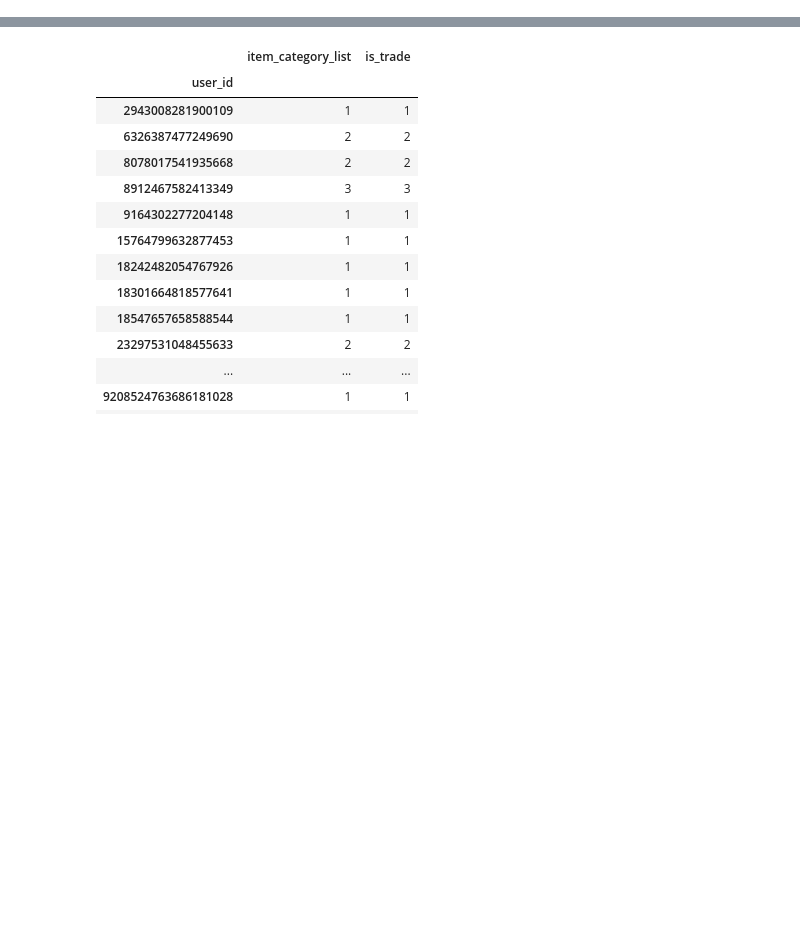
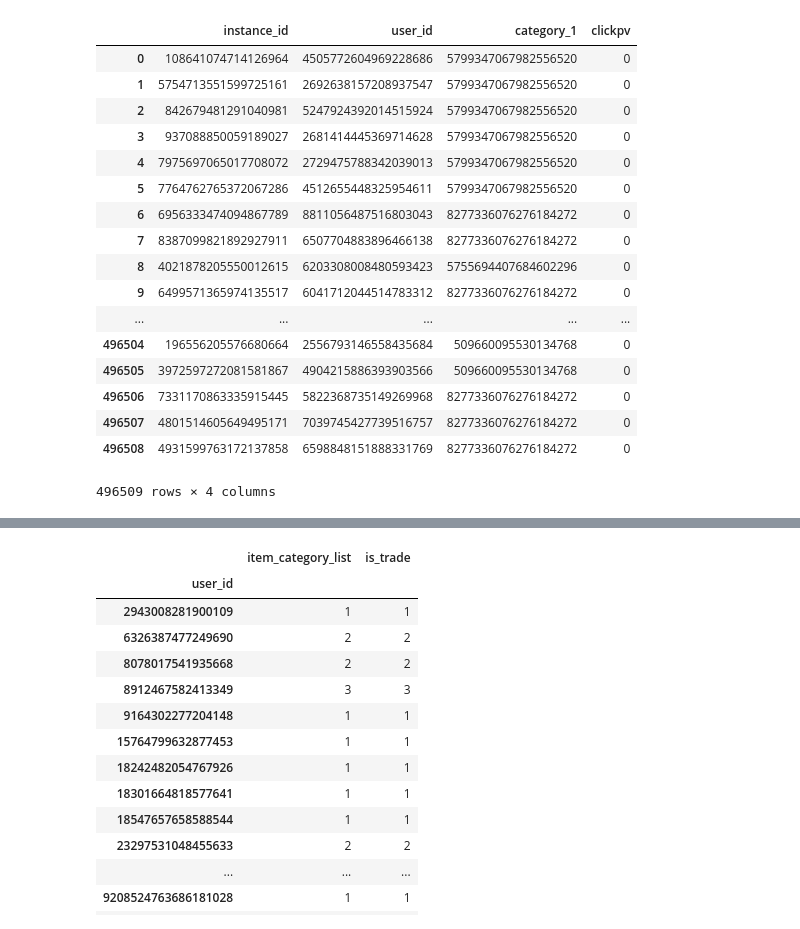
Before and after one commit to chenyunxing/tianchi-new, a Jupyter notebook: category&user.ipynb, the cells around one changed output, grey strips where cells are left out. Saved outputs shown, nothing was run; the diff lists cells and outputs as text; code cells hidden in the pictures; blank space fills up the shorter version.

```diff
--- a/category&user.ipynb
+++ b/category&user.ipynb
@@ -10,0 +34,3 @@ data1 = pd.read_table('train.txt',sep=' ',index_col=False)
+# %%
+data = pre_process(data)
+data2 = pre_process(data2)
@@ -11,2 +44,11 @@ data1 = pd.read_table('train.txt',sep=' ',index_col=False)
+# %%
+data['clickpv'] = 0
+data2['clickpv'] = 0
+# %%
+X = data[['instance_id','user_id','category_1']].copy()
+X2 = data2[['instance_id','user_id','category_1']].copy()
+X_index = data[['instance_id']].copy()
+X2_index = data[['instance_id']].copy()
+X_all = X.append(X2,ignore_index=True)
 # %%
-data1['clickpv'] = 0
+X_all['clickpv']=0
@@ -45,0 +55,21 @@ data = data1[:4000]
+# %%
+X_all
+# %% [output]
+|  | instance_id | user_id | category_1 | clickpv |
+| 0 | 108641074714126964 | 4505772604969228686 | 5799347067982556520 | 0 |
+| 1 | 5754713551599725161 | 2692638157208937547 | 5799347067982556520 | 0 |
+| 2 | 842679481291040981 | 5247924392014515924 | 5799347067982556520 | 0 |
+| 3 | 937088850059189027 | 2681414445369714628 | 5799347067982556520 | 0 |
+| 4 | 7975697065017708072 | 2729475788342039013 | 5799347067982556520 | 0 |
+| 5 | 7764762765372067286 | 4512655448325954611 | 5799347067982556520 | 0 |
+| 6 | 6956333474094867789 | 8811056487516803043 | 8277336076276184272 | 0 |
+| 7 | 8387099821892927911 | 6507704883896466138 | 8277336076276184272 | 0 |
+| 8 | 4021878205550012615 | 6203308008480593423 | 5755694407684602296 | 0 |
+| 9 | 6499571365974135517 | 6041712044514783312 | 8277336076276184272 | 0 |
+| ... | ... | ... | ... | ... |
+| 496504 | 196556205576680664 | 2556793146558435684 | 509660095530134768 | 0 |
+| 496505 | 3972597272081581867 | 4904215886393903566 | 509660095530134768 | 0 |
+| 496506 | 7331170863335915445 | 5822368735149269968 | 8277336076276184272 | 0 |
+| 496507 | 4801514605649495171 | 7039745427739516757 | 8277336076276184272 | 0 |
+| 496508 | 4931599763172137858 | 6598848151888331769 | 8277336076276184272 | 0 |
+496509 rows × 4 columns
```
Also changed, not shown: parts of 11 cells of this notebook, 2 other files.
